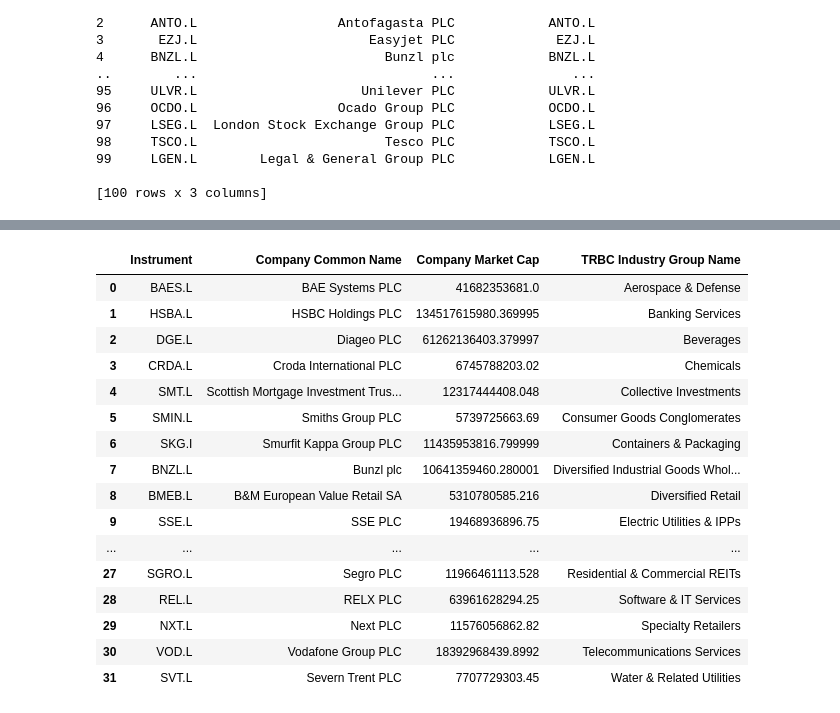
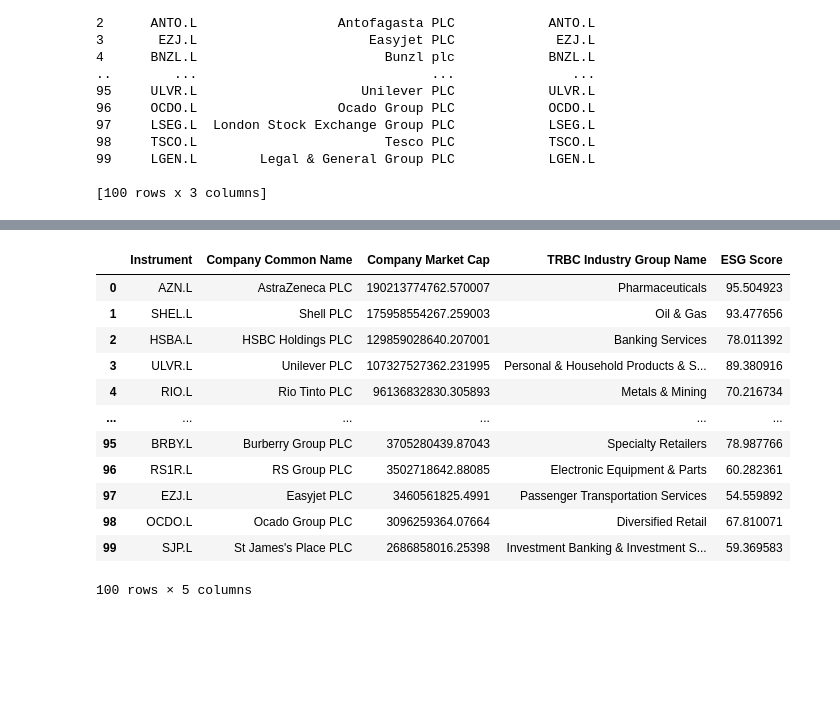
Before and after one commit to SambhavJain04/ESG_PortOpt, a Jupyter notebook: port_opt.ipynb, the cells around one changed output, grey strips where cells are left out. Drawn from its saved outputs; the diff is of its cells as text; code cells hidden in the pictures; blank space fills up the shorter version.

```diff
--- a/port_opt.ipynb
+++ b/port_opt.ipynb
@@ -42,7 +46,7 @@ print(constituents_data)
 # %%
 ind_const, err = ek.get_data(
         instruments = constituents_data['Primary Quote RIC'].tolist(),
-        fields = ['TR.CommonName','TR.CompanyMarketCap', "TR.TRBCIndustryGroup"])
+        fields = ['TR.CommonName','TR.CompanyMarketCap', "TR.TRBCIndustryGroup", "TR.TRESGScore"])
 
 ind_const
 # %% [output]
@@ -62,30 +66,22 @@ ind_const
 # %%
-# Function to find top companies by market cap in each sector
-def top_companies(group):
-    return group.sort_values(by='Company Market Cap', ascending=False).head(1)
-
 # Applying the function
-top_per_sector = ind_const.groupby('TRBC Industry Group Name').apply(top_companies)
+top_per_sector = ind_const.sort_values(by=['Company Market Cap', 'ESG Score'], ascending=False).head(100)
 
 top_per_sector.reset_index(drop=True, inplace=True)
 top_per_sector
 # %% [output]
-|  | Instrument | Company Common Name | Company Market Cap | TRBC Industry Group Name |
-| 0 | BAES.L | BAE Systems PLC | 41682353681.0 | Aerospace & Defense |
-| 1 | HSBA.L | HSBC Holdings PLC | 134517615980.369995 | Banking Services |
-| 2 | DGE.L | Diageo PLC | 61262136403.379997 | Beverages |
-| 3 | CRDA.L | Croda International PLC | 6745788203.02 | Chemicals |
-| 4 | SMT.L | Scottish Mortgage Investment Trus... | 12317444408.048 | Collective Investments |
-| 5 | SMIN.L | Smiths Group PLC | 5739725663.69 | Consumer Goods Conglomerates |
-| 6 | SKG.I | Smurfit Kappa Group PLC | 11435953816.799999 | Containers & Packaging |
-| 7 | BNZL.L | Bunzl plc | 10641359460.280001 | Diversified Industrial Goods Whol... |
-| 8 | BMEB.L | B&M European Value Retail SA | 5310780585.216 | Diversified Retail |
-| 9 | SSE.L | SSE PLC | 19468936896.75 | Electric Utilities & IPPs |
-| ... | ... | ... | ... | ... |
-| 27 | SGRO.L | Segro PLC | 11966461113.528 | Residential & Commercial REITs |
-| 28 | REL.L | RELX PLC | 63961628294.25 | Software & IT Services |
-| 29 | NXT.L | Next PLC | 11576056862.82 | Specialty Retailers |
-| 30 | VOD.L | Vodafone Group PLC | 18392968439.8992 | Telecommunications Services |
-| 31 | SVT.L | Severn Trent PLC | 7707729303.45 | Water & Related Utilities |
+|  | Instrument | Company Common Name | Company Market Cap | TRBC Industry Group Name | ESG Score |
+| 0 | AZN.L | AstraZeneca PLC | 190213774762.570007 | Pharmaceuticals | 95.504923 |
+| 1 | SHEL.L | Shell PLC | 175958554267.259003 | Oil & Gas | 93.477656 |
+| 2 | HSBA.L | HSBC Holdings PLC | 129859028640.207001 | Banking Services | 78.011392 |
+| 3 | ULVR.L | Unilever PLC | 107327527362.231995 | Personal & Household Products & S... | 89.380916 |
+| 4 | RIO.L | Rio Tinto PLC | 96136832830.305893 | Metals & Mining | 70.216734 |
+| ... | ... | ... | ... | ... | ... |
+| 95 | BRBY.L | Burberry Group PLC | 3705280439.87043 | Specialty Retailers | 78.987766 |
+| 96 | RS1R.L | RS Group PLC | 3502718642.88085 | Electronic Equipment & Parts | 60.282361 |
+| 97 | EZJ.L | Easyjet PLC | 3460561825.4991 | Passenger Transportation Services | 54.559892 |
+| 98 | OCDO.L | Ocado Group PLC | 3096259364.07664 | Diversified Retail | 67.810071 |
+| 99 | SJP.L | St James's Place PLC | 2686858016.25398 | Investment Banking & Investment S... | 59.369583 |
+100 rows × 5 columns
 # %%
 ric = top_per_sector["Instrument"].to_list()
```
Also changed, not shown: parts of 31 cells of this notebook, 1 other file.
